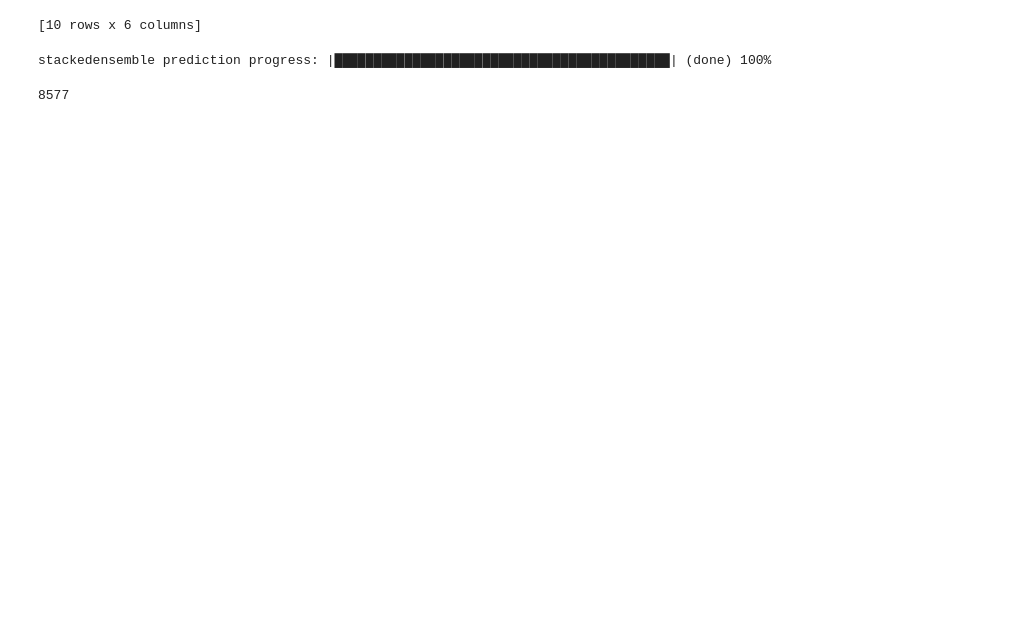
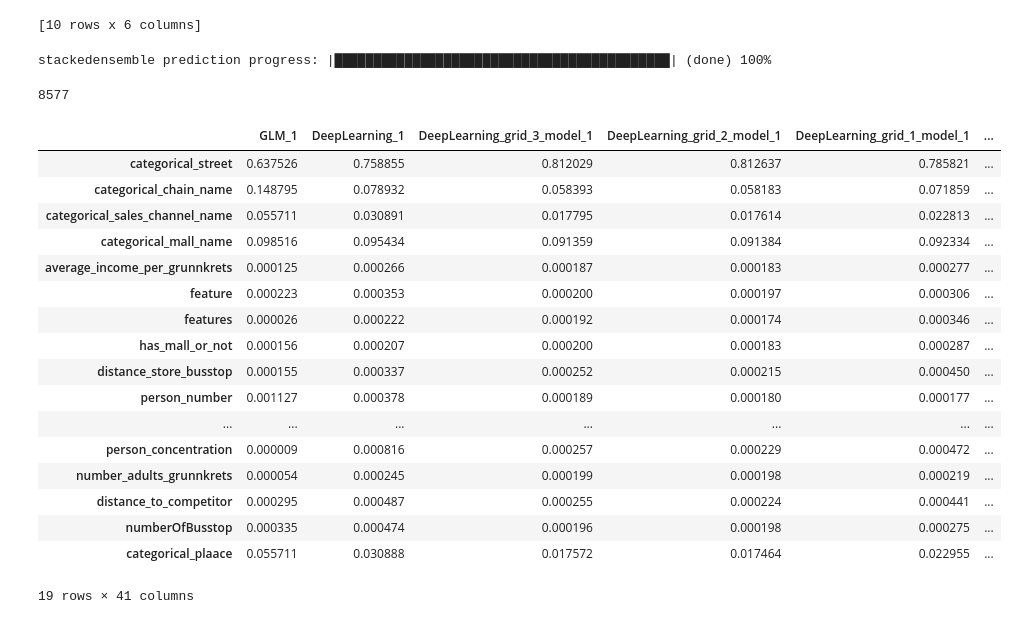
Before and after one commit to aashiltf/project_ml, a Jupyter notebook: models/h2o_automl_2.ipynb, the cells around one changed output. Saved outputs shown, nothing was run; the diff lists cells and outputs as text; code cells hidden in the pictures; blank space fills up the shorter version.

```diff
--- a/models/h2o_automl_2.ipynb
+++ b/models/h2o_automl_2.ipynb
@@ -177,3 +169,24 @@ predictions_df['predicted'] = predictions_list
 predictions_df.to_csv("../predictions/h2o_automl3.csv", index=False)
 # %% [output]
 8577
+# %%
+aml.varimp()
+# %% [output]
+|  | GLM_1 | DeepLearning_1 | DeepLearning_grid_3_model_1 | DeepLearning_grid_2_model_1 | DeepLearning_grid_1_model_1 | ... |
+| categorical_street | 0.637526 | 0.758855 | 0.812029 | 0.812637 | 0.785821 | ... |
+| categorical_chain_name | 0.148795 | 0.078932 | 0.058393 | 0.058183 | 0.071859 | ... |
+| categorical_sales_channel_name | 0.055711 | 0.030891 | 0.017795 | 0.017614 | 0.022813 | ... |
+| categorical_mall_name | 0.098516 | 0.095434 | 0.091359 | 0.091384 | 0.092334 | ... |
+| average_income_per_grunnkrets | 0.000125 | 0.000266 | 0.000187 | 0.000183 | 0.000277 | ... |
+| feature | 0.000223 | 0.000353 | 0.000200 | 0.000197 | 0.000306 | ... |
+| features | 0.000026 | 0.000222 | 0.000192 | 0.000174 | 0.000346 | ... |
+| has_mall_or_not | 0.000156 | 0.000207 | 0.000200 | 0.000183 | 0.000287 | ... |
+| distance_store_busstop | 0.000155 | 0.000337 | 0.000252 | 0.000215 | 0.000450 | ... |
+| person_number | 0.001127 | 0.000378 | 0.000189 | 0.000180 | 0.000177 | ... |
+| ... | ... | ... | ... | ... | ... | ... |
+| person_concentration | 0.000009 | 0.000816 | 0.000257 | 0.000229 | 0.000472 | ... |
+| number_adults_grunnkrets | 0.000054 | 0.000245 | 0.000199 | 0.000198 | 0.000219 | ... |
+| distance_to_competitor | 0.000295 | 0.000487 | 0.000255 | 0.000224 | 0.000441 | ... |
+| numberOfBusstop | 0.000335 | 0.000474 | 0.000196 | 0.000198 | 0.000275 | ... |
+| categorical_plaace | 0.055711 | 0.030888 | 0.017572 | 0.017464 | 0.022955 | ... |
+19 rows × 41 columns
```
Also changed, not shown: parts of 8 cells of this notebook, 8 other files.
